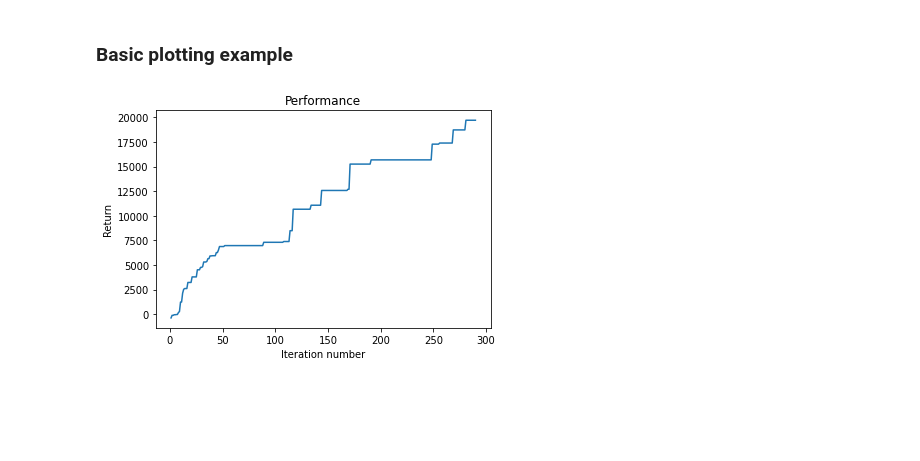
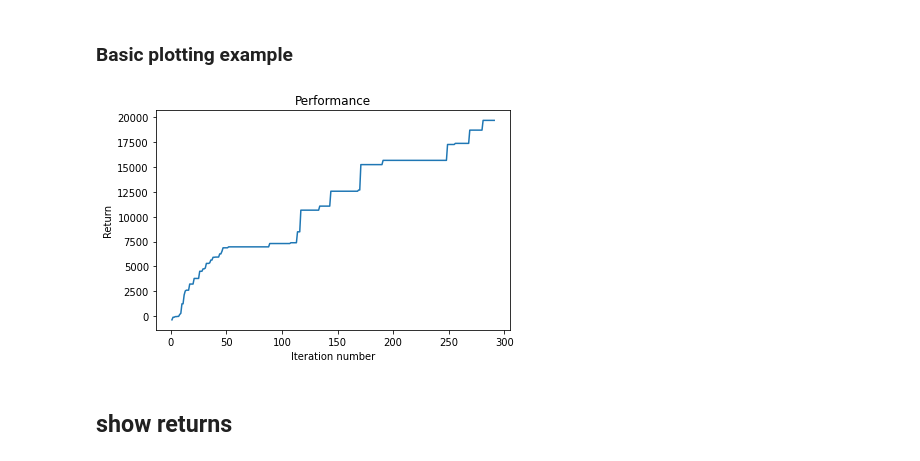
Before and after one commit to kchua/handful-of-trials, a Jupyter notebook: plotter.ipynb, the cells around one changed output. Drawn from its saved outputs; the diff is of its cells as text; code cells hidden in the pictures; blank space fills up the shorter version.

```diff
--- a/plotter.ipynb
+++ b/plotter.ipynb
@@ -10,26 +14,31 @@ import matplotlib.pyplot as plt
 # %% [markdown]
 ### Basic plotting example
 # %%
-log_dir = '/data/ShenShuo/workspace/handful-of-trials/log' # Directory specified in script, not including date+time
-min_num_trials = 290  # Plots up to this many trials
+log_dir = '/data/ShenShuo/workspace/handful-of-trials/play/log' # Directory specified in script, not including date+time
+min_num_trials = 291  # Plots up to this many trials
 
 
 returns = []
 for subdir in os.listdir(log_dir):
     data = loadmat(os.path.join(log_dir, subdir, "logs.mat"))
     if data["returns"].shape[1] >= min_num_trials:
         returns.append(data["returns"][0][:min_num_trials])
 
 returns = np.array(returns)
 returns = np.maximum.accumulate(returns, axis=-1)
+# reduce useless first dim
 mean = np.mean(returns, axis=0)
 
 # Plot result
-plt.figure()
+plt.figure(tight_layout=True)
 plt.plot(np.arange(1, min_num_trials + 1), mean)
 plt.title("Performance")
 plt.xlabel("Iteration number")
 plt.ylabel("Return")
+plt.plot()
+plt.savefig("test.png")
 plt.show()
 # %% [output]
-[figure, old version]
+[figure, new version]
+# %% [markdown]
+## show returns
```
Also changed, not shown: parts of 15 cells of this notebook, 9 other files.
